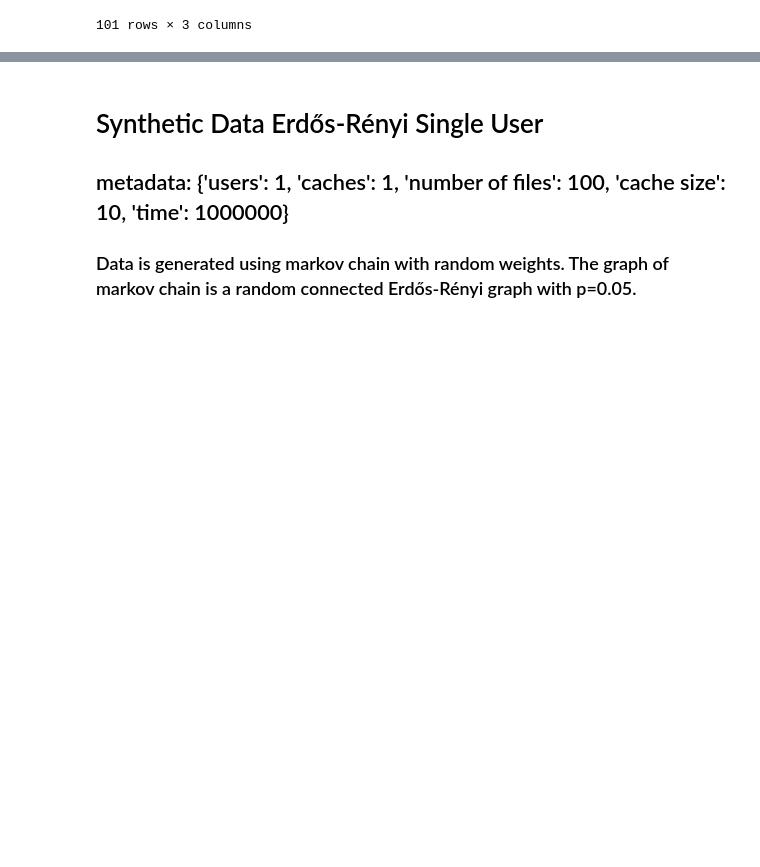
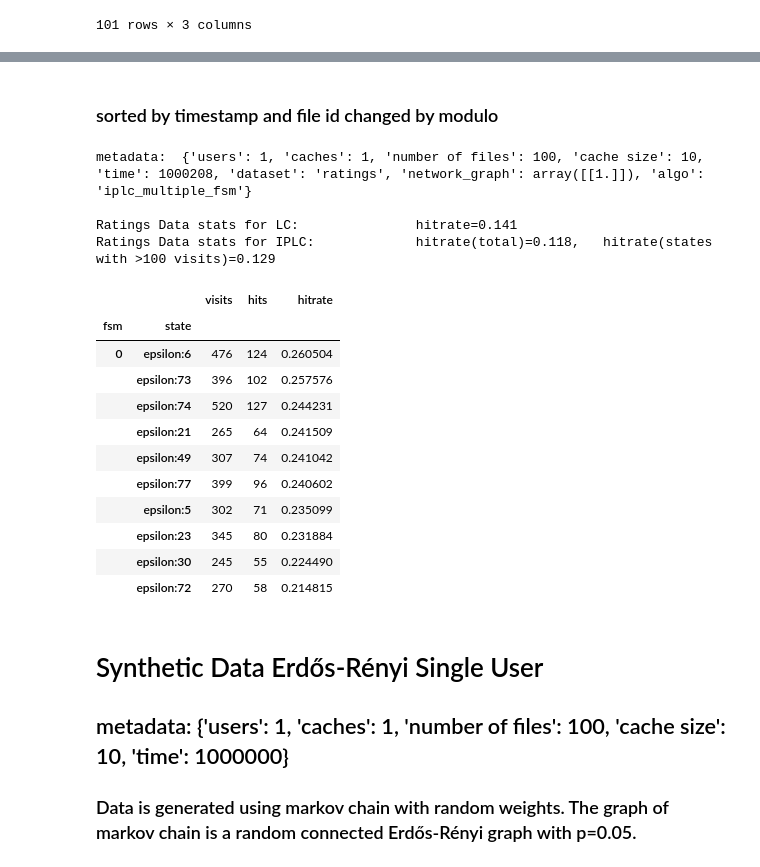
Before and after one commit to AtivJoshi/UniversalCaching, a Jupyter notebook: results.ipynb, the cells around one changed output, grey strips where cells are left out. Cells and saved outputs as stored; diff of their text form; code cells hidden in the pictures; blank space fills up the shorter version.

```diff
--- a/results.ipynb
+++ b/results.ipynb
@@ -80,3 +118,39 @@ sorted by hitrate(desc)
+# %% [markdown]
+### sorted by timestamp and file id changed by modulo
+# %%
+folder_path=""
+with pd.HDFStore(folder_path+'data/ratings_iplc_multifsm_u1_c1_t100000_d1_2021_10_05_14_05_32.h5') as storage:
+  df=storage['df']
+  metadata=storage.get_storer('df').attrs.metadata
+  metadata['dataset']='ratings'
+  storage.get_storer('df').attrs.metadata=metadata
+print('metadata: ',metadata)
+print(f'\nRatings Data stats for LC: \t\t hitrate={0.14124:.03f}')
+print(f'Ratings Data stats for IPLC: \t\t hitrate(total)={0.11794:0.3f}, \t hitrate(states with >100 visits)={0.12898126463700235:0.3f}')
+# df['hits'].sum()/df['visits'].sum()
+df.drop(df[df['visits']<100].index,inplace=True)
+df.sort_values(by='visits',ascending=False,inplace=True)
+# df.rename({'per':'hitrate'},inplace=True,axis=1)
+# print('\nsorted by hitrate(desc)')
+# df['hits'].sum()/df['visits'].sum()
+df
+# %% [output]
+metadata:  {'users': 1, 'caches': 1, 'number of files': 100, 'cache size': 10, 'time': 1000208, 'dataset': 'ratings', 'network_graph': array([[1.]]), 'algo': 'iplc_multiple_fsm'}
+
+Ratings Data stats for LC:               hitrate=0.141
+Ratings Data stats for IPLC:             hitrate(total)=0.118,   hitrate(states with >100 visits)=0.129
+|  |  | visits | hits | hitrate |
+| fsm | state |  |  |  |
+| 0 | epsilon:6 | 476 | 124 | 0.260504 |
+|  | epsilon:73 | 396 | 102 | 0.257576 |
+|  | epsilon:74 | 520 | 127 | 0.244231 |
+|  | epsilon:21 | 265 | 64 | 0.241509 |
+|  | epsilon:49 | 307 | 74 | 0.241042 |
+|  | epsilon:77 | 399 | 96 | 0.240602 |
+|  | epsilon:5 | 302 | 71 | 0.235099 |
+|  | epsilon:23 | 345 | 80 | 0.231884 |
+|  | epsilon:30 | 245 | 55 | 0.224490 |
+|  | epsilon:72 | 270 | 58 | 0.214815 |
 # %% [markdown]
 # Synthetic Data Erdős-Rényi Single User
 ## metadata:  {'users': 1, 'caches': 1, 'number of files': 100, 'cache size': 10, 'time': 1000000}
```
Also changed, not shown: parts of 3 cells of this notebook, 1 other file.
